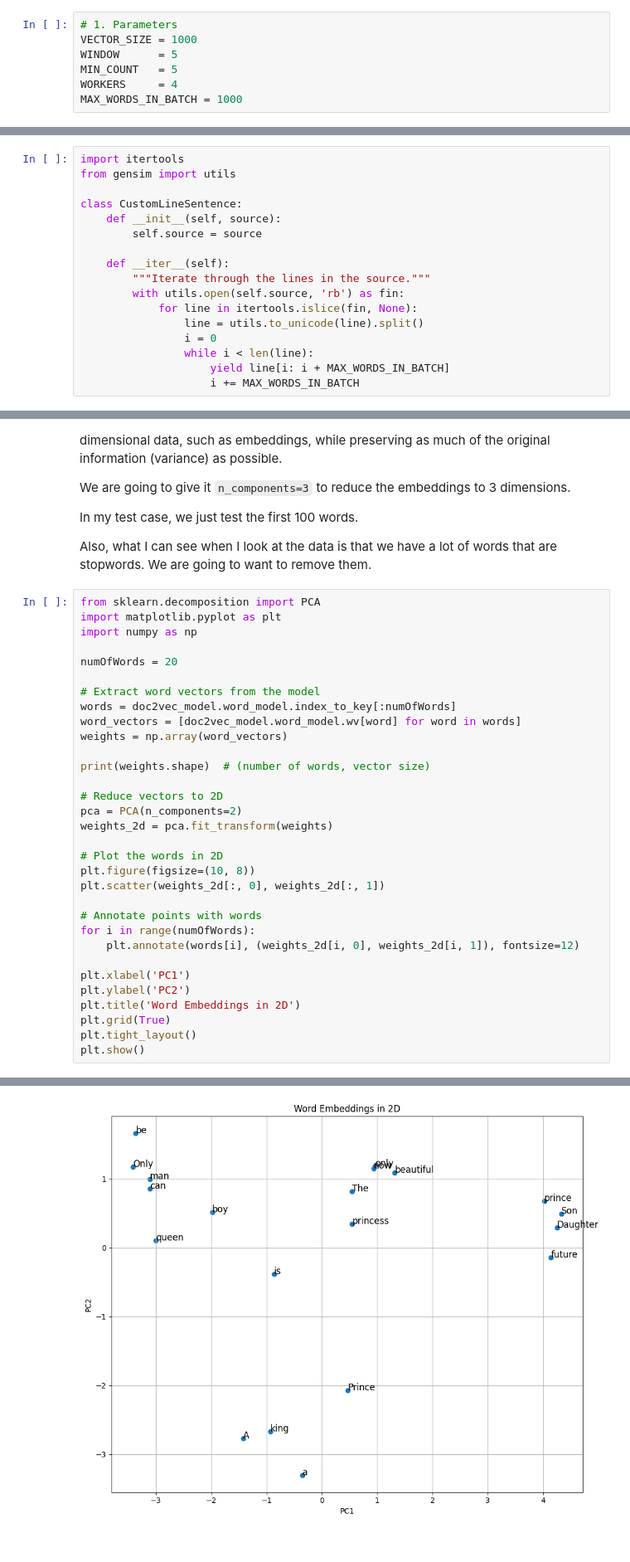
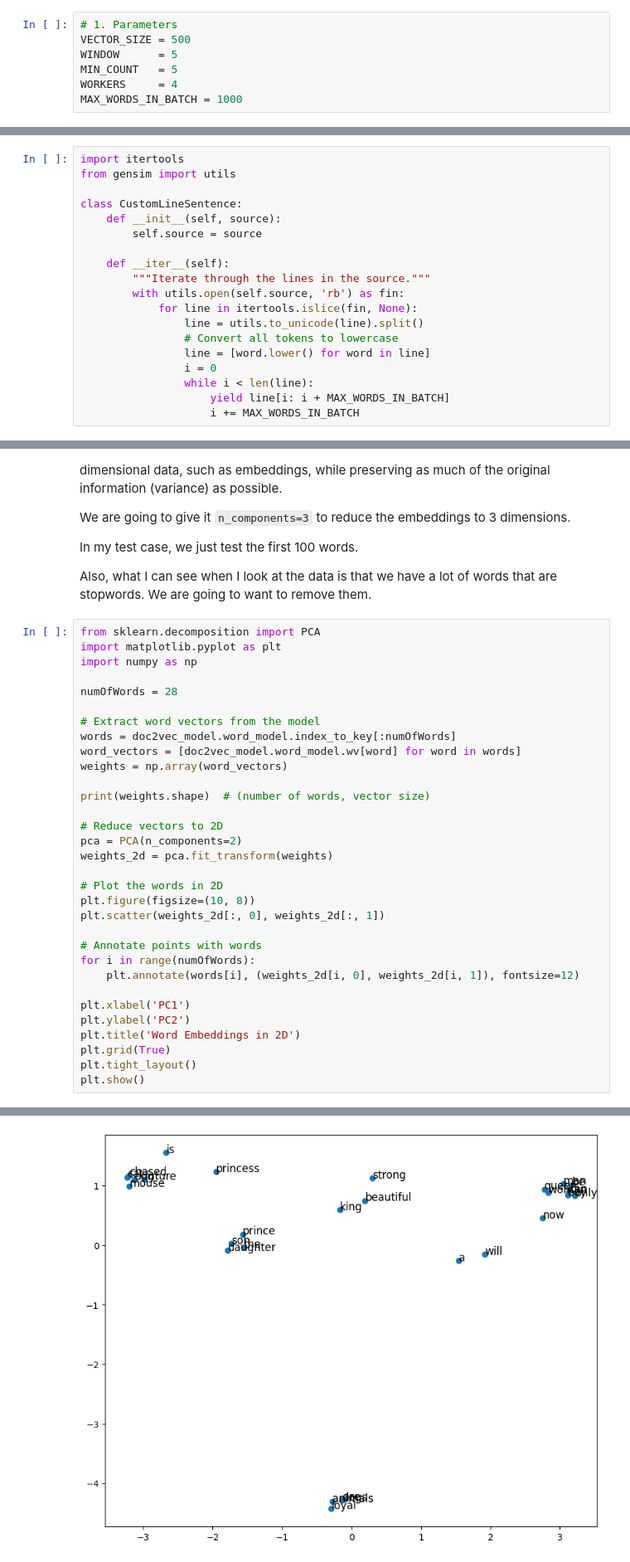
Before and after one commit to MorrisSimons/building_vectorstore_from_scratch, a Jupyter notebook: exp4_final_custom_vector_store.ipynb, the cells around one changed output, grey strips where cells are left out. Shown: that part at 83% size. Cells and saved outputs as stored; diff of their text form.

```diff
--- a/exp4_final_custom_vector_store.ipynb
+++ b/exp4_final_custom_vector_store.ipynb
@@ -13,7 +13,7 @@ import numpy as np # we mneed numpy 1.26.4
 from numpy import float32 as FLOAT_TYPE
 # %%
 # 1. Parameters
-VECTOR_SIZE = 1000
+VECTOR_SIZE = 500
 WINDOW      = 5
 MIN_COUNT   = 5
 WORKERS     = 4
@@ -33,6 +33,8 @@ class CustomLineSentence:
         with utils.open(self.source, 'rb') as fin:
             for line in itertools.islice(fin, None):
                 line = utils.to_unicode(line).split()
+                # Convert all tokens to lowercase
+                line = [word.lower() for word in line]
                 i = 0
                 while i < len(line):
                     yield line[i: i + MAX_WORDS_IN_BATCH]
@@ -457,7 +459,7 @@ from sklearn.decomposition import PCA
 import matplotlib.pyplot as plt
 import numpy as np
 
-numOfWords = 20
+numOfWords = 28
 
 # Extract word vectors from the model
 words = doc2vec_model.word_model.index_to_key[:numOfWords]
@@ -489,4 +492,4 @@ plt.show()
-[figure, old version]
+[figure, new version]
 # %%
 from sklearn.manifold import TSNE
 import numpy as np
```
Also changed, not shown: parts of 11 cells of this notebook, 4 other files.
